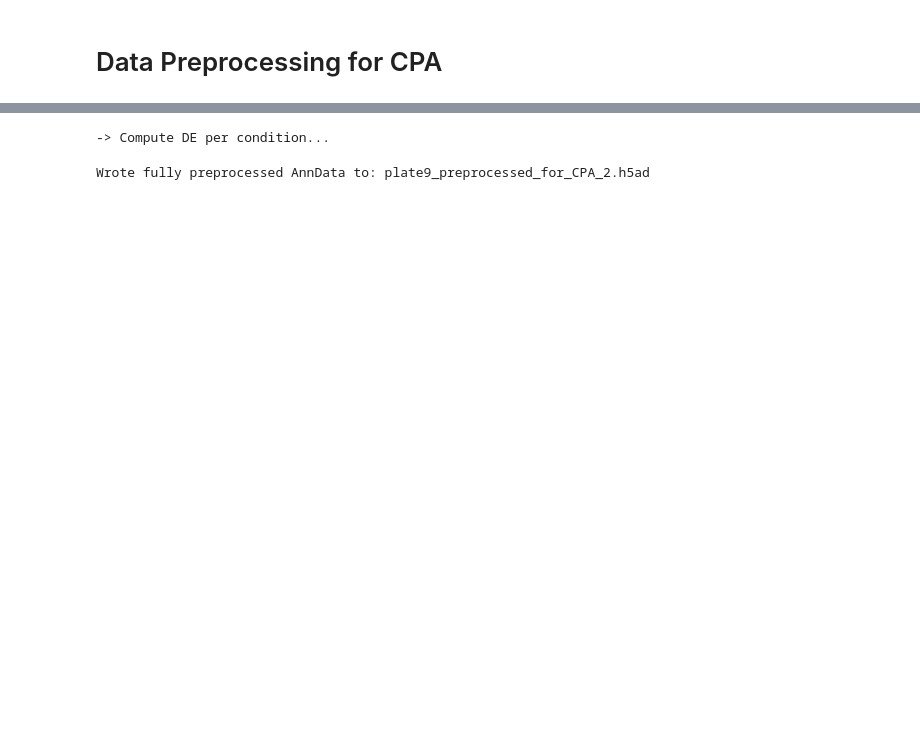
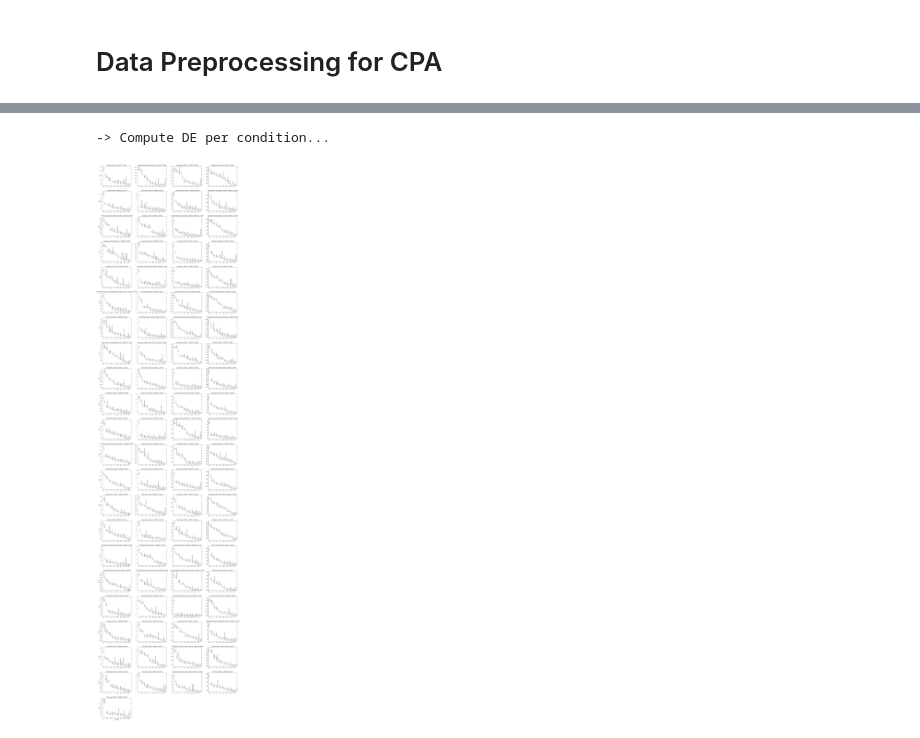
Before and after one commit to mardiam/CPA, a Jupyter notebook: Tahoe/Tahoe_subsample_for_RDkit.ipynb, the cells around one changed output, grey strips where cells are left out. Drawn from its saved outputs; the diff is of its cells as text; code cells hidden in the pictures; blank space fills up the shorter version.

```diff
--- a/Tahoe/Tahoe_subsample_for_RDkit.ipynb
+++ b/Tahoe/Tahoe_subsample_for_RDkit.ipynb
@@ -253,28 +214,22 @@ drugname_drugconc
 -> Normalizing...
 -> Log transforming...
 -> Highly Variable Genes...
-# %%
-# For RDkit use
-
-
-#7) Compute DE per condition vs. DMSO_TF               #run this only for RDkit use, DE computation for cell line prediction happens before training
-adata_sub_log.raw = adata_sub_log
-print("-> Compute DE per condition...")
-sc.tl.rank_genes_groups(
-    adata_sub_log,
-    groupby='cov_drug_dose',
-    reference='DMSO_TF_00uM|-6.0',     # control id
-    method='t-test_overestim_var',
-    key_added='rank_genes_groups',
-    use_raw=True
-)
-
-
-# ─── 11) Save the downsampled, balanced subset ───────────────────────────────
-# 8) Now save your CPA-ready subset
-save_path = "plate9_preprocessed_for_CPA_2.h5ad"               #"plate*_preprocessed_for_CPA.h5ad"  plate9_preprocessed_for_CPA_2 has groupby='cov_drug_dose
-adata_sub_log.write_h5ad(save_path)
-print(f"Wrote fully preprocessed AnnData to: {save_path}")
-# %% [output]
--> Compute DE per condition...
-Wrote fully preprocessed AnnData to: plate9_preprocessed_for_CPA_2.h5ad
+# %%
+#Compute Differential Expression per Drug Condition (vs. DMSO Control) for RDKit-Based Modeling
+adata_sub_log.raw = adata_sub_log
+print("-> Compute DE per condition...")
+sc.tl.rank_genes_groups(
+    adata_sub_log,
+    groupby='condition_ID',
+    reference='DMSO_TF_00uM',     # control id
+    method='t-test_overestim_var',
+    key_added='rank_genes_groups',
+    use_raw=True
+)
+# %% [output]
+-> Compute DE per condition...
+# %%
+#check the results
+sc.pl.rank_genes_groups(adata_sub_log, n_genes=20, sharey=False)
+# %% [output]
+[figure, added]
```
Also changed, not shown: parts of 18 cells of this notebook, 1 other file.
